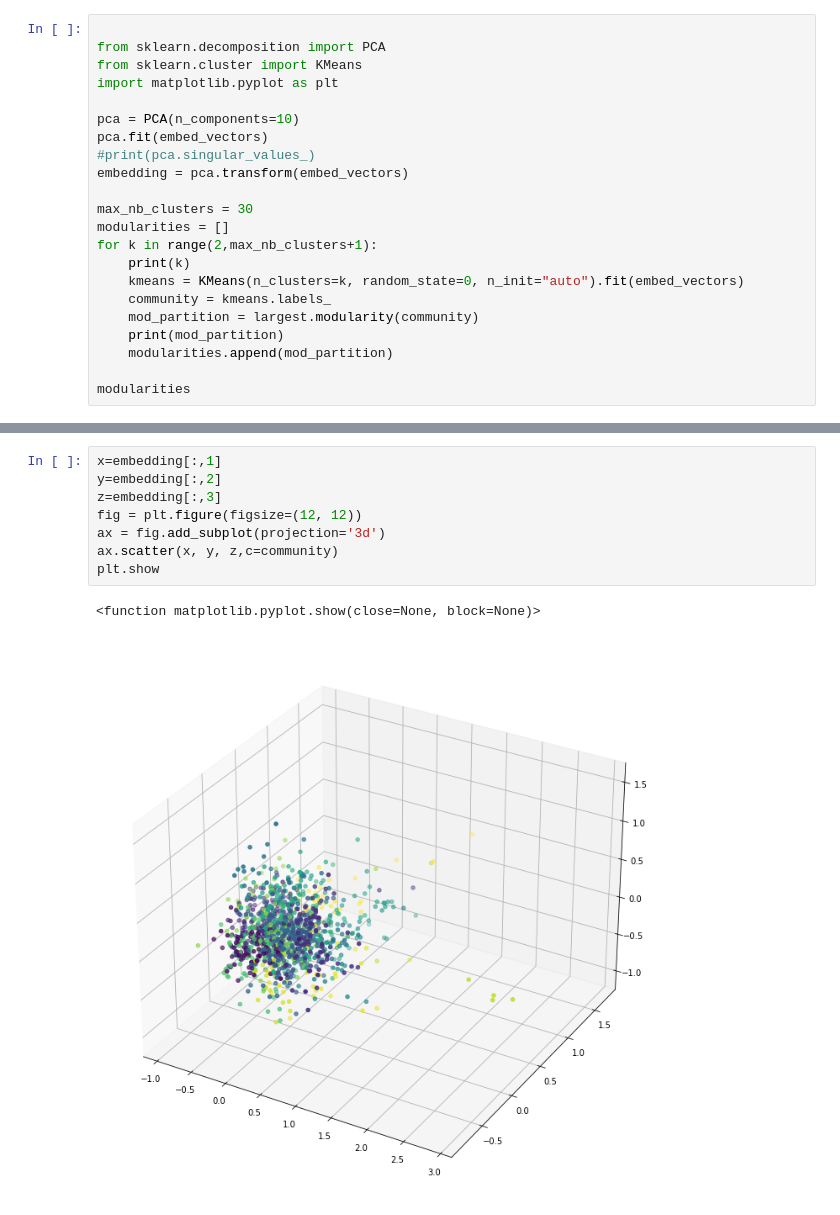
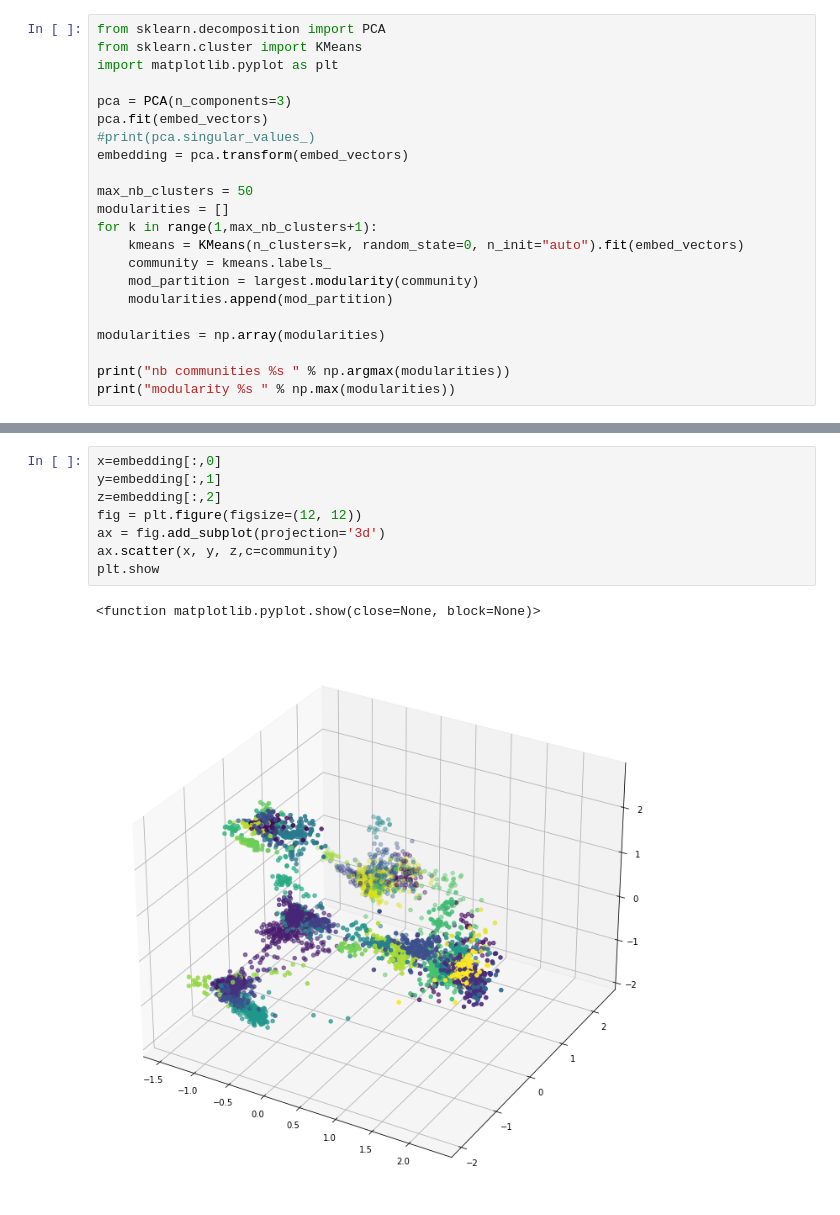
Before and after one commit to mrfanuel/EllipsoidalGraphEmbedding.jl, a Jupyter notebook: notebooks/louvain/Louvain.ipynb, the cells around one changed output, grey strips where cells are left out. Drawn from its saved outputs; the diff is of its cells as text.

```diff
--- a/notebooks/louvain/Louvain.ipynb
+++ b/notebooks/louvain/Louvain.ipynb
@@ -148,23 +188,23 @@ embed_vectors.shape
 # %%
-
 from sklearn.decomposition import PCA
 from sklearn.cluster import KMeans
 import matplotlib.pyplot as plt
 
-pca = PCA(n_components=10)
+pca = PCA(n_components=3)
 pca.fit(embed_vectors)
 #print(pca.singular_values_)
 embedding = pca.transform(embed_vectors)
 
-max_nb_clusters = 30
+max_nb_clusters = 50
 modularities = []
-for k in range(2,max_nb_clusters+1):
-    print(k)
+for k in range(1,max_nb_clusters+1):
     kmeans = KMeans(n_clusters=k, random_state=0, n_init="auto").fit(embed_vectors)
     community = kmeans.labels_
     mod_partition = largest.modularity(community)
-    print(mod_partition)
     modularities.append(mod_partition)
 
-modularities
+modularities = np.array(modularities)
+
+print("nb communities %s " % np.argmax(modularities))
+print("modularity %s " % np.max(modularities))
 # %% [output]
@@ -205,11 +212,11 @@ modularities
 # %%
-x=embedding[:,1]
-y=embedding[:,2]
-z=embedding[:,3]
+x=embedding[:,0]
+y=embedding[:,1]
+z=embedding[:,2]
 fig = plt.figure(figsize=(12, 12))
 ax = fig.add_subplot(projection='3d')
 ax.scatter(x, y, z,c=community)
 plt.show
 # %% [output]
 <function matplotlib.pyplot.show(close=None, block=None)>
-[figure, old version]
+[figure, new version]
```
Also changed, not shown: parts of 9 cells of this notebook.
